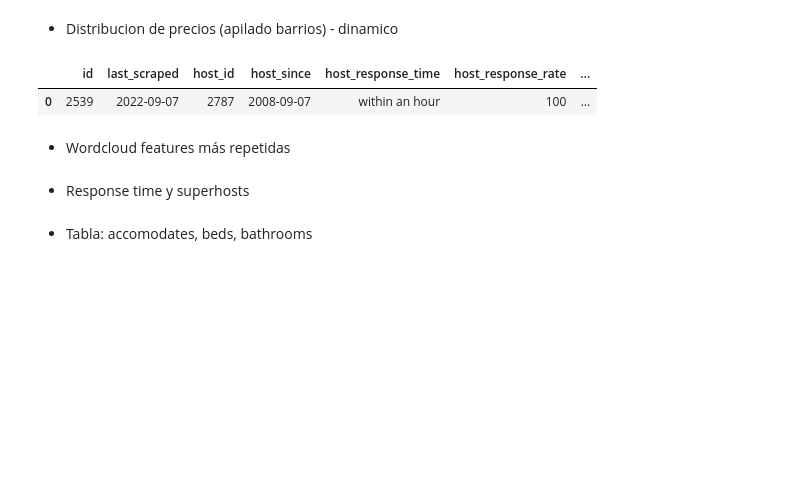
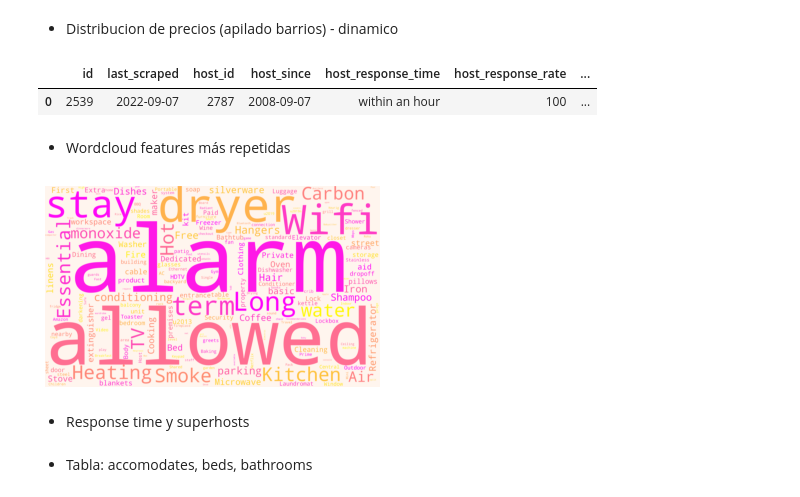
Before and after one commit to Divasson/VisualizacionDatosAirBnB, a Jupyter notebook: Dash/graphs/dash_graphs_info.ipynb, the cells around one changed output. Saved outputs shown, nothing was run; the diff lists cells and outputs as text; code cells hidden in the pictures; blank space fills up the shorter version.

Commit message:
wordcloud

```diff
--- a/Dash/graphs/dash_graphs_info.ipynb
+++ b/Dash/graphs/dash_graphs_info.ipynb
@@ -242,6 +242,43 @@ fig = go.Figure(data = data, layout = layout)
 fig.show()
 # %% [markdown]
    * Wordcloud features más repetidas
+# %%
+amenities = []
+
+for i in listings_reduced_df["amenities"]:
+    i = i.split(",")
+    for j in i:
+        amenities.append(j)
+
+cambios = ['[', ']', '"']
+amenities_new = []
+for i in amenities:
+    for char in i:
+        if char in cambios:
+            new = i.replace(char,'')
+    amenities_new.append(new)
+# %%
+# Generacion de la imagen wordcloud
+
+# creo la variable de texto
+text = " ".join(cat for cat in amenities_new)
+
+wordcloud = WordCloud(
+        width=5000,
+        height=3000,
+        random_state=1,
+        background_color="seashell",
+        colormap="spring",
+        collocations=False,
+        stopwords=STOPWORDS,
+        ).generate(text)
+
+# Display the generated image:
+plt.imshow(wordcloud, interpolation='bilinear')
+plt.axis("off")
+plt.show()
+# %% [output]
+[figure, added]
 # %% [markdown]
    * Response time y superhosts
 # %% [markdown]
```
